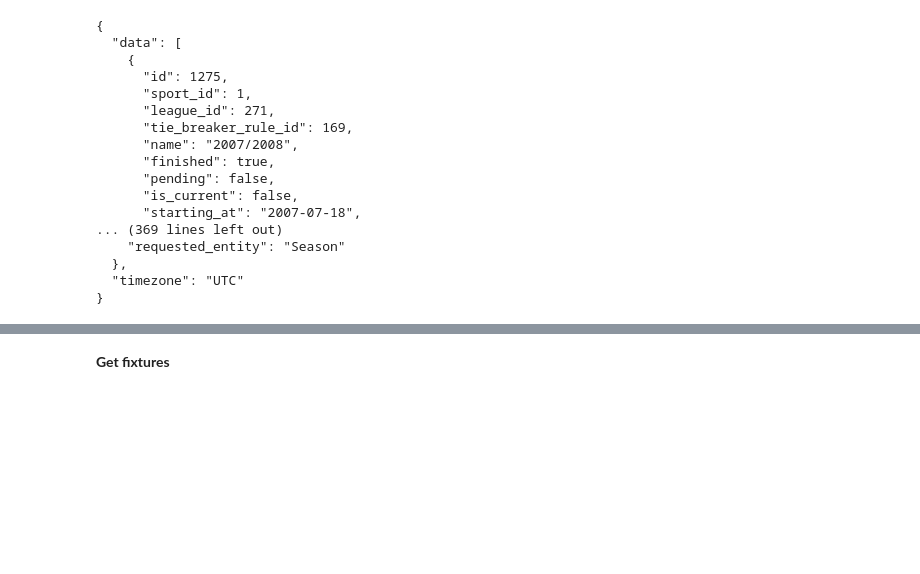
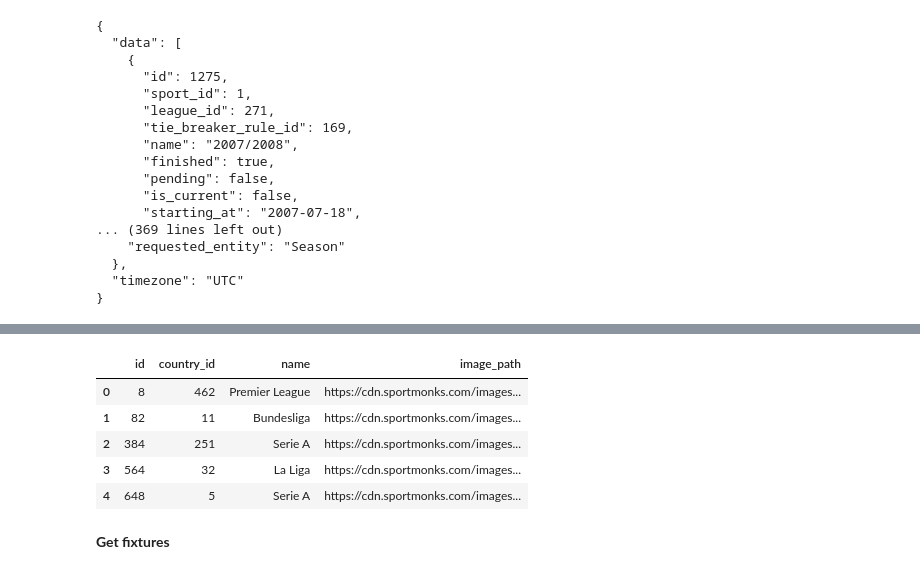
Before and after one commit to AneliaAB/Visualisering, a Jupyter notebook: fb.ipynb, the cells around one changed output, grey strips where cells are left out. Cells and saved outputs as stored; diff of their text form; code cells hidden in the pictures; blank space fills up the shorter version.

```diff
--- a/fb.ipynb
+++ b/fb.ipynb
@@ -34,0 +40,6 @@ print(json_formatted_str)
+# %%
+def app_dictionary(id, list, dictionary):
+    if id not in dictionary: #checks if column with key already exists
+        dictionary[id] = [list]
+    else:
+        dictionary[id].append(list) #if yes, it appends to key value
@@ -34,0 +50,6 @@ print(json_formatted_str)
+# %%
+leagues = requests.get(f"https://api.sportmonks.com/v3/football/leagues?api_token=4Wduau6vViz1F329mVrSrahEuod53KHjzcYk43knfbtNwWjGzQchWSrrPDep")
+
+leagues = leagues.json()
+
+leagues
@@ -35,3 +74,23 @@ print(json_formatted_str)
+# %%
+wanted_leagues = ['Premier League', 'La Liga', 'Bundesliga', 'Serie A']
+wanted_features = ['id', 'country_id', 'name', 'image_path']
+
+leagues_df = {}
+
+for league in leagues['data']:
+    if league['name'] in wanted_leagues:
+        for feature in wanted_features:
+            app_dictionary(feature, league[f'{feature}'], leagues_df)
+
+leagues_df = pd.DataFrame(leagues_df)
+leagues_df
+# %% [output]
+|  | id | country_id | name | image_path |
+| 0 | 8 | 462 | Premier League | https://cdn.sportmonks.com/images... |
+| 1 | 82 | 11 | Bundesliga | https://cdn.sportmonks.com/images... |
+| 2 | 384 | 251 | Serie A | https://cdn.sportmonks.com/images... |
+| 3 | 564 | 32 | La Liga | https://cdn.sportmonks.com/images... |
+| 4 | 648 | 5 | Serie A | https://cdn.sportmonks.com/images... |
 # %% [markdown]
 **Get fixtures**
 # %%
```
Also changed, not shown: parts of 19 cells of this notebook, 1 other file.
